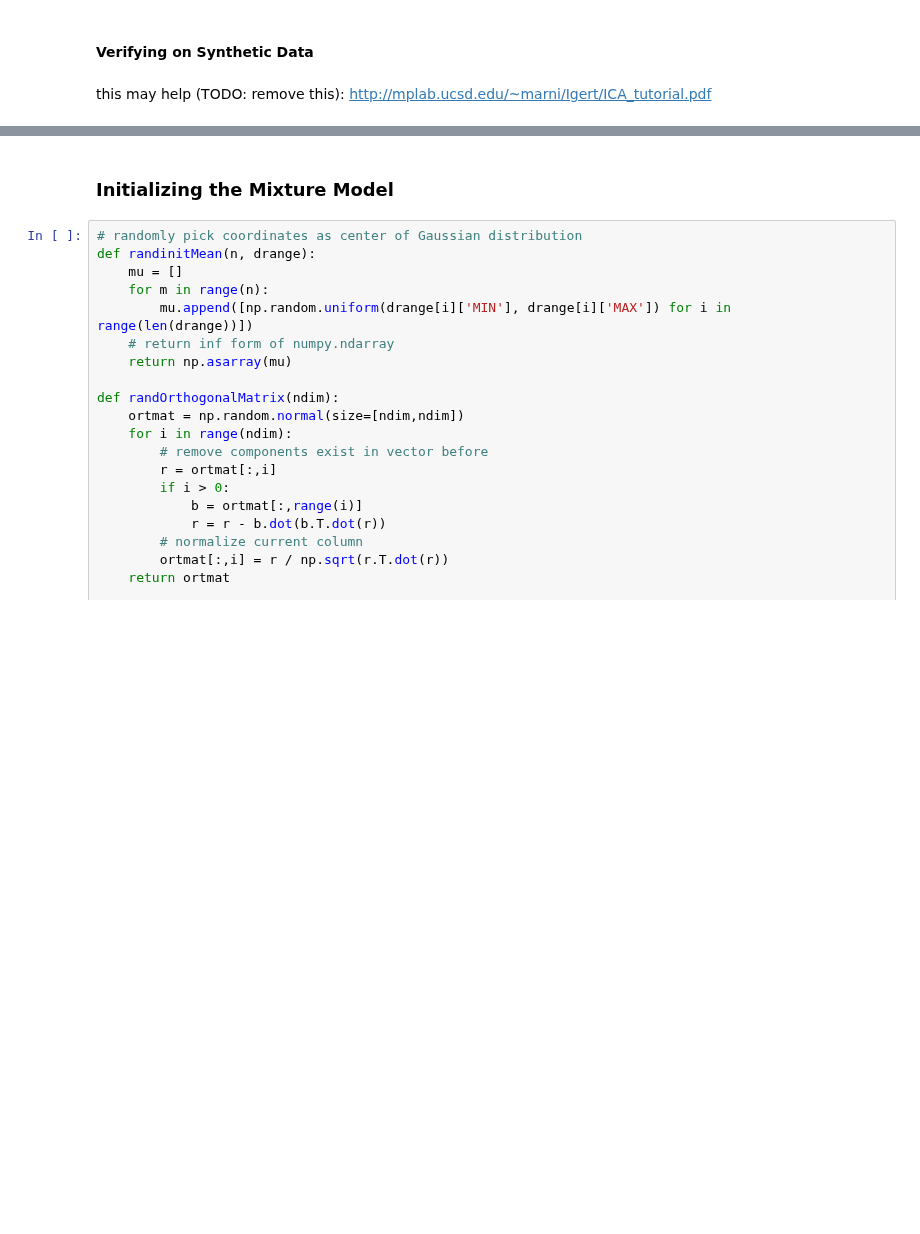
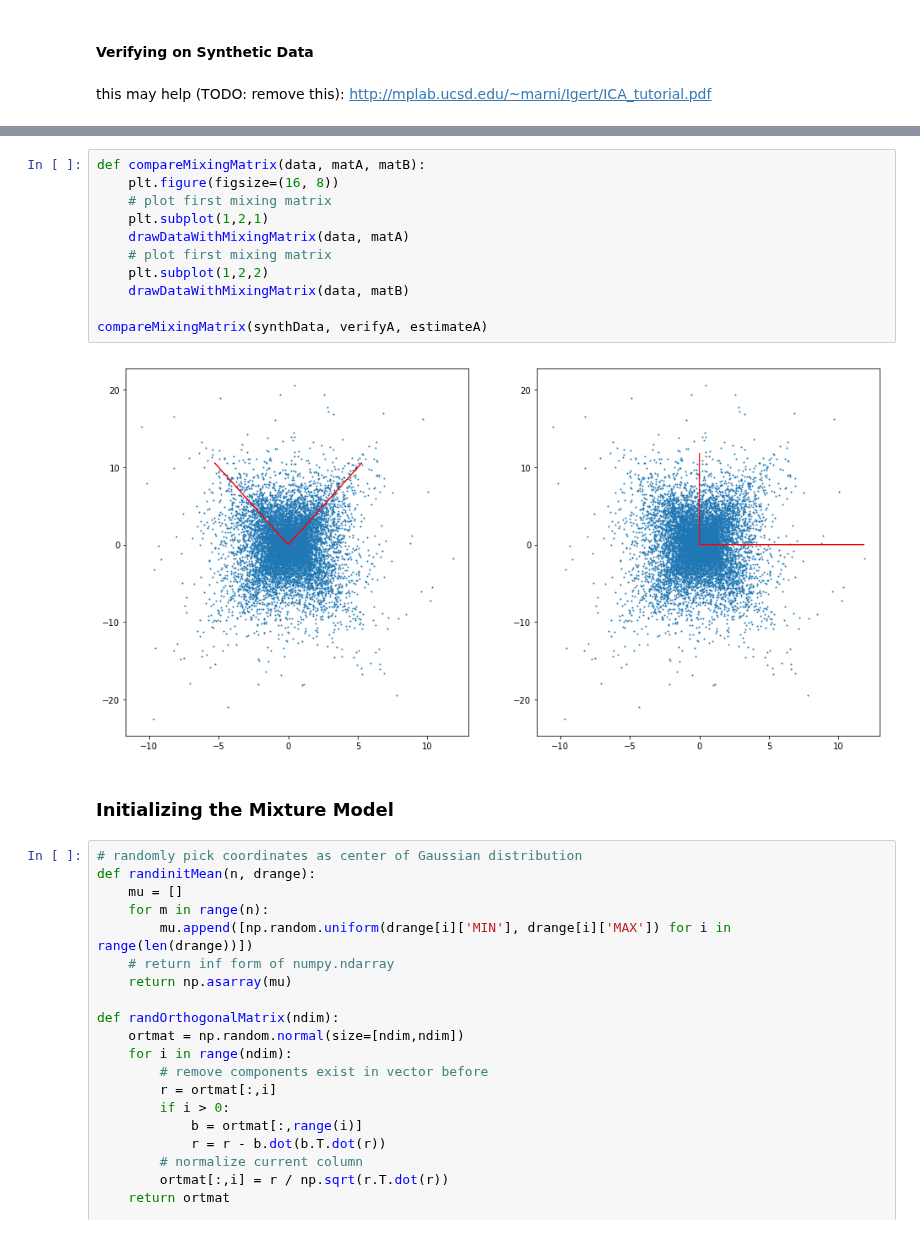
Before and after one commit to brennanmcfarland/pgm, a Jupyter notebook: Homework 5.ipynb, the cells around one changed output, grey strips where cells are left out. Saved outputs shown, nothing was run; the diff lists cells and outputs as text; blank space fills up the shorter version.

```diff
--- a/Homework 5.ipynb
+++ b/Homework 5.ipynb
@@ -115,3 +113,16 @@ IndexError: tuple index out of range
+# %%
+def compareMixingMatrix(data, matA, matB):
+    plt.figure(figsize=(16, 8))
+    # plot first mixing matrix
+    plt.subplot(1,2,1)
+    drawDataWithMixingMatrix(data, matA)
+    # plot first mixing matrix
+    plt.subplot(1,2,2)
+    drawDataWithMixingMatrix(data, matB)
+
+compareMixingMatrix(synthData, verifyA, estimateA)
+# %% [output]
+[figure, added]
 # %% [markdown]
 ### Initializing the Mixture Model
 # %%
```
Also changed, not shown: parts of 3 cells of this notebook, 3 other files.
